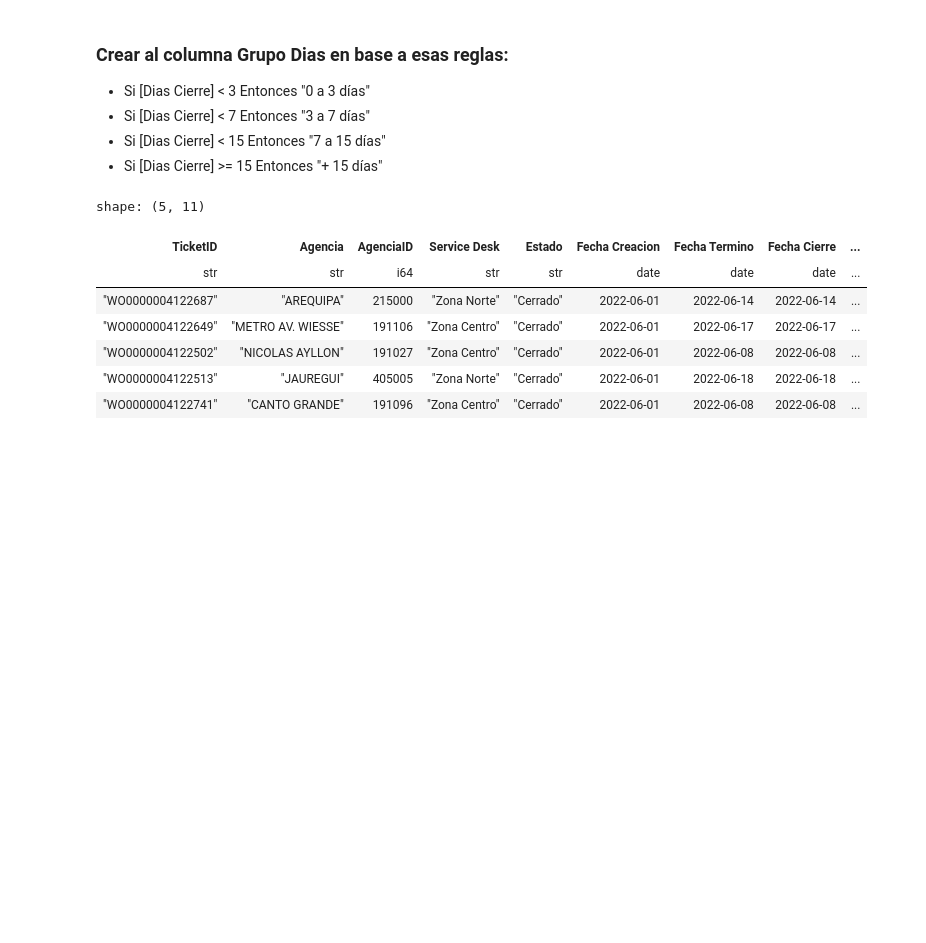
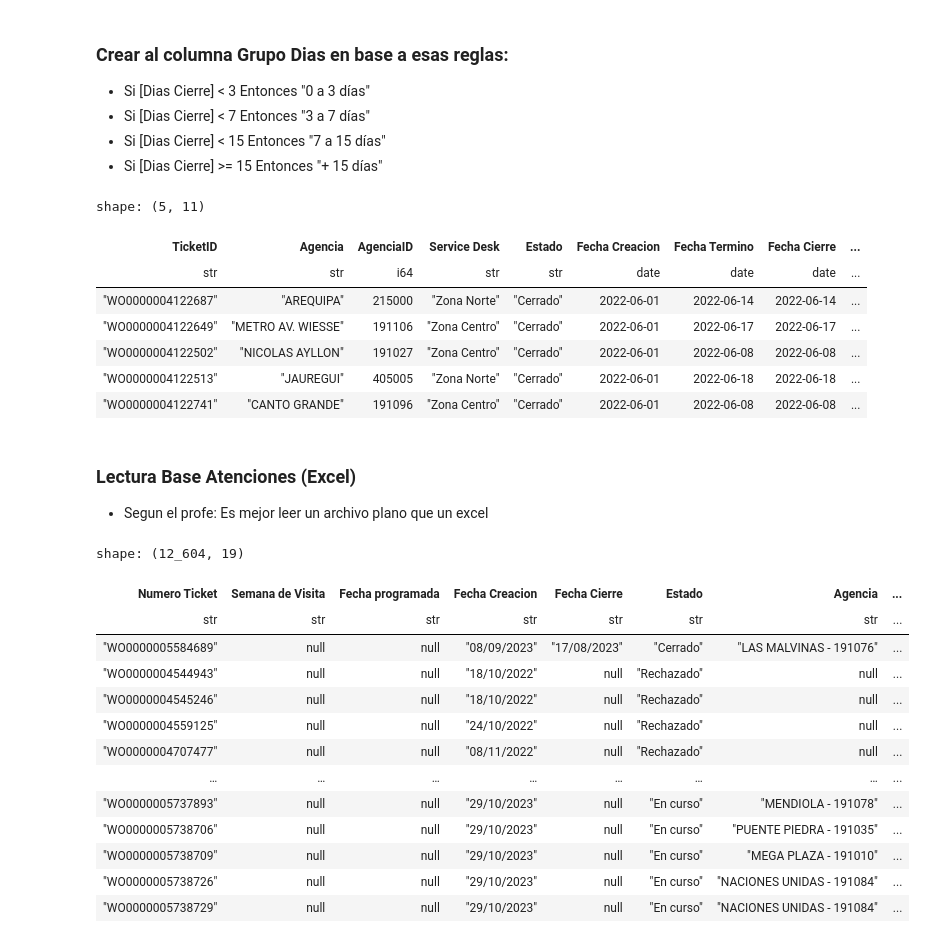
Before and after one commit to dayworldx/Python-ETL-Edicion2, a Jupyter notebook: Proceso_ETL.ipynb, the cells around one changed output. Drawn from its saved outputs; the diff is of its cells as text; code cells hidden in the pictures; blank space fills up the shorter version.

Commit message:
Lectura Base Atenciones

```diff
--- a/Proceso_ETL.ipynb
+++ b/Proceso_ETL.ipynb
@@ -574,3 +574,32 @@ shape: (5, 11)
 | "WO0000004122502" | "NICOLAS AYLLON" | 191027 | "Zona Centro" | "Cerrado" | 2022-06-01 | 2022-06-08 | 2022-06-08 | ... |
 | "WO0000004122513" | "JAUREGUI" | 405005 | "Zona Norte" | "Cerrado" | 2022-06-01 | 2022-06-18 | 2022-06-18 | ... |
 | "WO0000004122741" | "CANTO GRANDE" | 191096 | "Zona Centro" | "Cerrado" | 2022-06-01 | 2022-06-08 | 2022-06-08 | ... |
+# %% [markdown]
+### Lectura Base Atenciones (Excel)
+- Segun el profe: Es mejor leer un archivo plano que un excel
+# %%
+# La propiedad read_options es propio del CSV y como estamos usando la propiedad engine para que simule que es una csv que estamos leyendo (es mas rapido asi)
+# La propiedad infer_schema_length le ponemos 0 para que polars no infiera en la transformacion del esquema (tipo de datos)
+pl.read_excel(
+    source='./Atenciones/Atenciones Centro.xlsx',
+    sheet_name='Hoja1',
+    engine='xlsx2csv',
+    read_options={
+        'infer_schema_length': 0
+    }
+)
+# %% [output]
+shape: (12_604, 19)
+| Numero Ticket | Semana de Visita | Fecha programada | Fecha Creacion | Fecha Cierre | Estado | Agencia | ... |
+| str | str | str | str | str | str | str | ... |
+| "WO0000005584689" | null | null | "08/09/2023" | "17/08/2023" | "Cerrado" | "LAS MALVINAS - 191076" | ... |
+| "WO0000004544943" | null | null | "18/10/2022" | null | "Rechazado" | null | ... |
+| "WO0000004545246" | null | null | "18/10/2022" | null | "Rechazado" | null | ... |
+| "WO0000004559125" | null | null | "24/10/2022" | null | "Rechazado" | null | ... |
+| "WO0000004707477" | null | null | "08/11/2022" | null | "Rechazado" | null | ... |
+| … | … | … | … | … | … | … | ... |
+| "WO0000005737893" | null | null | "29/10/2023" | null | "En curso" | "MENDIOLA - 191078" | ... |
+| "WO0000005738706" | null | null | "29/10/2023" | null | "En curso" | "PUENTE PIEDRA - 191035" | ... |
+| "WO0000005738709" | null | null | "29/10/2023" | null | "En curso" | "MEGA PLAZA - 191010" | ... |
+| "WO0000005738726" | null | null | "29/10/2023" | null | "En curso" | "NACIONES UNIDAS - 191084" | ... |
+| "WO0000005738729" | null | null | "29/10/2023" | null | "En curso" | "NACIONES UNIDAS - 191084" | ... |
```
